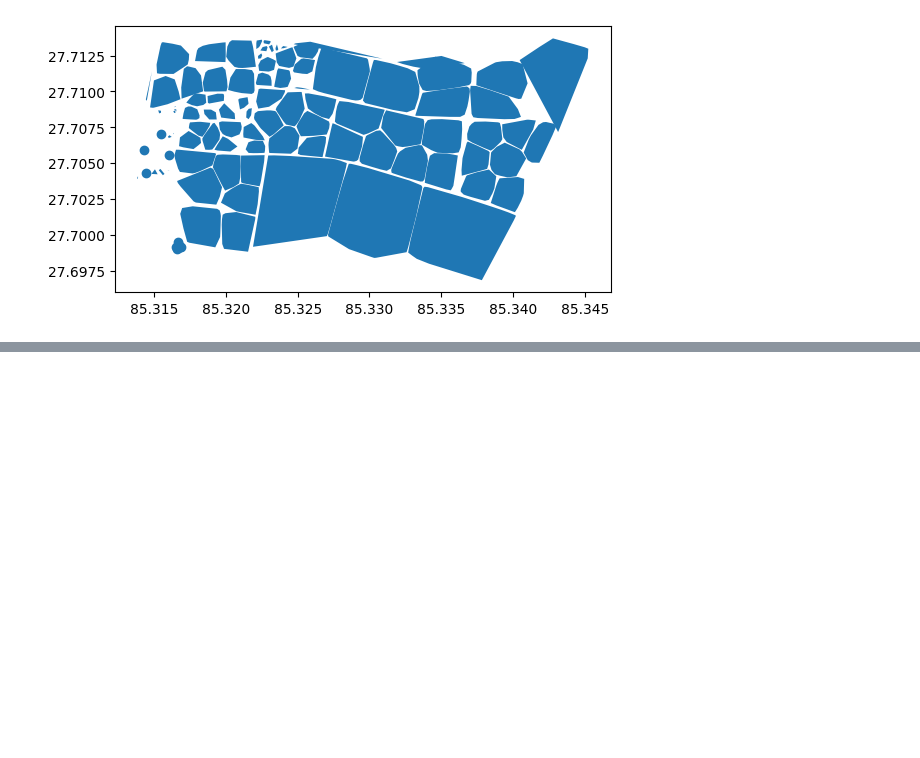
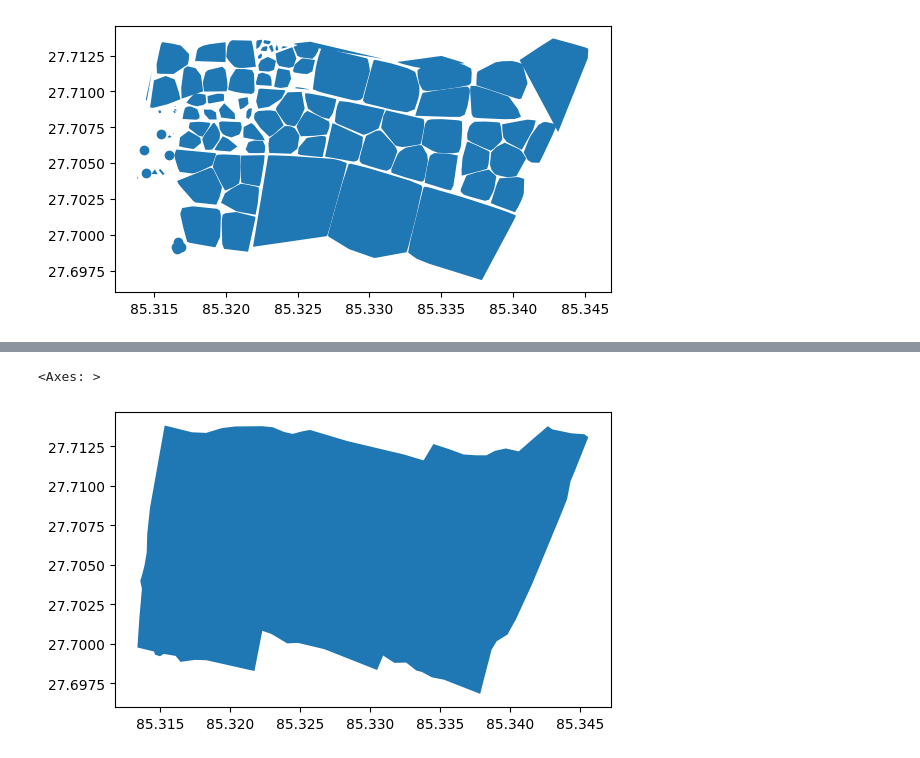
Before and after one commit to fmtm-hackathon/Bug-Developers, a Jupyter notebook: solution.ipynb, the cells around one changed output, grey strips where cells are left out. Drawn from its saved outputs; the diff is of its cells as text; code cells hidden in the pictures; blank space fills up the shorter version.

```diff
--- a/solution.ipynb
+++ b/solution.ipynb
@@ -131,0 +169,11 @@ convex_hull_gdf.plot()
+# %%
+aoi_gdf = gpd.read_postgis(
+  """
+SELECT * FROM islington_aoi
+;
+
+""", engine)
+aoi_gdf.plot()
+# %% [output]
+<Axes: >
+[figure, added]
```
Also changed, not shown: parts of 4 cells of this notebook.
